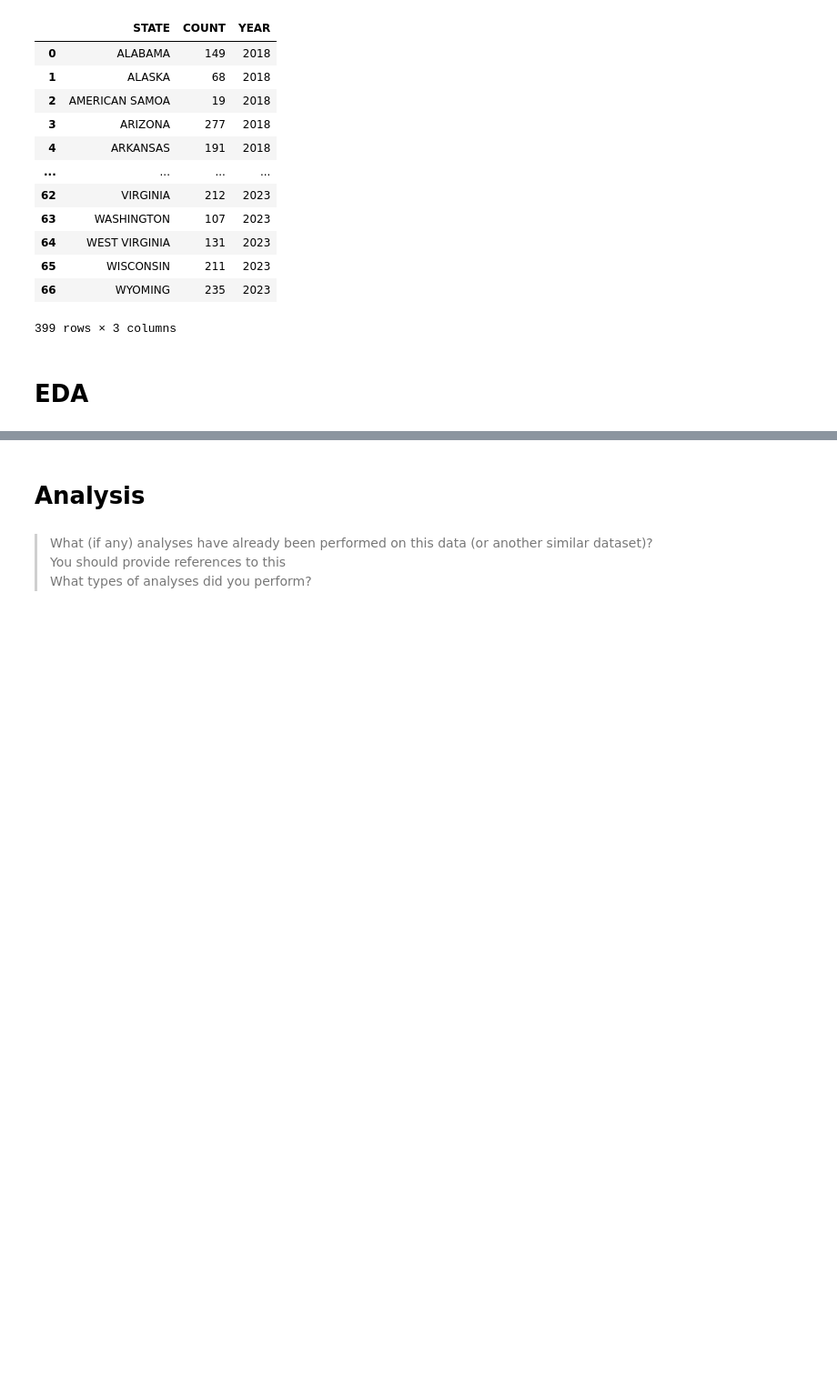
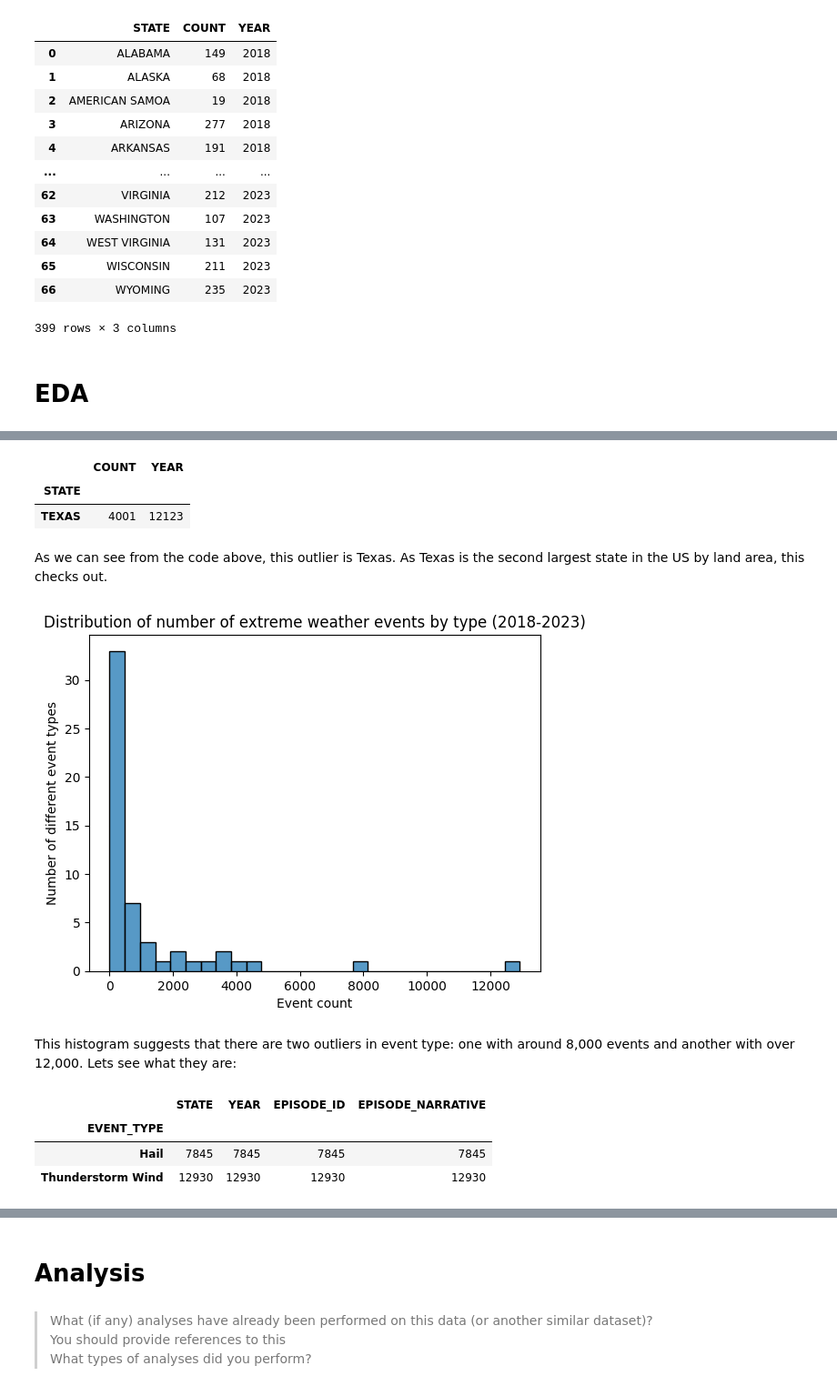
Before and after one commit to ncolebank12/math189-proj, a Jupyter notebook: project.ipynb, the cells around one changed output, grey strips where cells are left out. Shown at 91% size. Drawn from its saved outputs; the diff is of its cells as text; code cells hidden in the pictures; blank space fills up the shorter version.

```diff
--- a/project.ipynb
+++ b/project.ipynb
@@ -187,0 +324,28 @@ event_count_merged = event_count_merged.drop(columns=['geoname', 'year'])
+# %%
+outlier = count_sum[count_sum['COUNT'] > 2500]
+outlier
+# %% [output]
+|  | COUNT | YEAR |
+| STATE |  |  |
+| TEXAS | 4001 | 12123 |
+# %% [markdown]
+As we can see from the code above, this outlier is Texas. As Texas is the second largest state in the US by land area, this checks out.
+# %%
+event_type_sum = events_df.groupby('EVENT_TYPE').count()
+sns.histplot(data=event_type_sum, x='EPISODE_ID')
+plt.title('Distribution of number of extreme weather events by type (2018-2023)')
+plt.xlabel('Event count')
+plt.ylabel('Number of different event types')
+plt.show()
+# %% [output]
+[figure, added]
+# %% [markdown]
+This histogram suggests that there are two outliers in event type: one with around 8,000 events and another with over 12,000. Lets see what they are:
+# %%
+outliers = event_type_sum[event_type_sum['EPISODE_ID'] > 7000]
+outliers
+# %% [output]
+|  | STATE | YEAR | EPISODE_ID | EPISODE_NARRATIVE |
+| EVENT_TYPE |  |  |  |  |
+| Hail | 7845 | 7845 | 7845 | 7845 |
+| Thunderstorm Wind | 12930 | 12930 | 12930 | 12930 |
```
Also changed, not shown: parts of 33 cells of this notebook.
